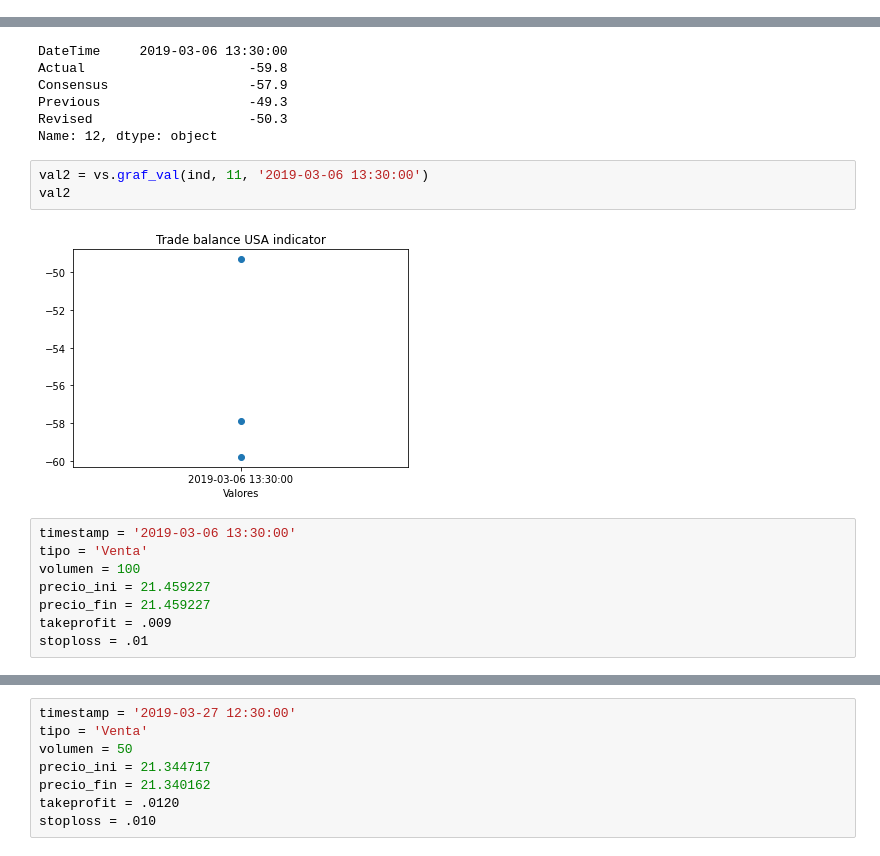
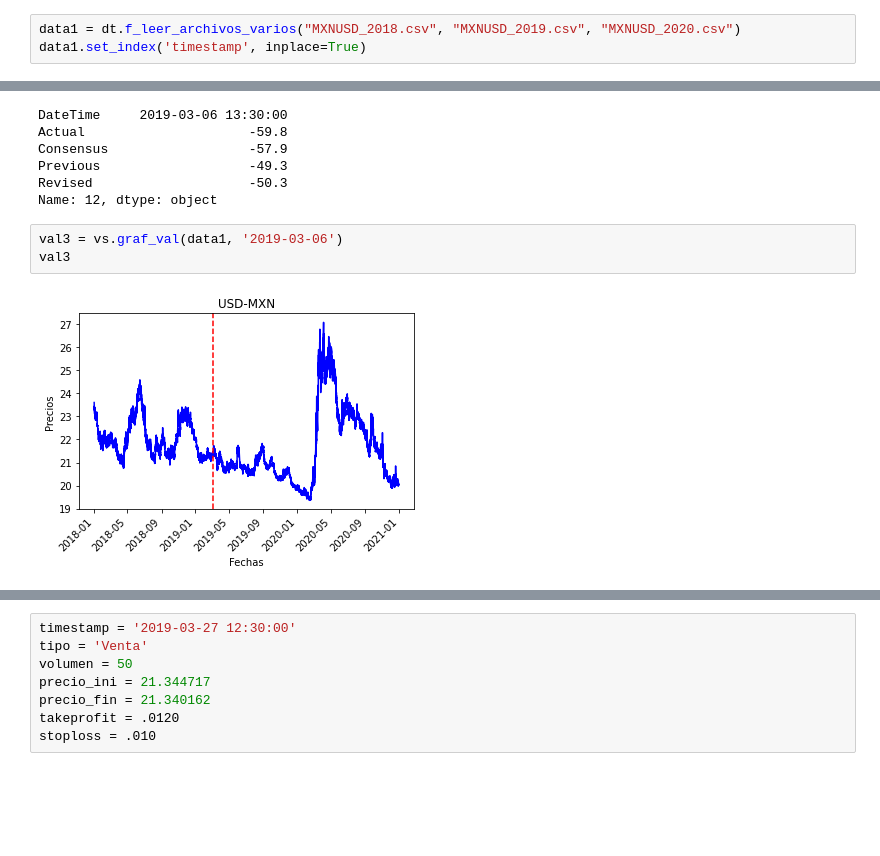
Before and after one commit to jesusalvarezc/FInal_Project, a Jupyter notebook: notebook_final.ipynb, the cells around one changed output, grey strips where cells are left out. Saved outputs shown, nothing was run; the diff lists cells and outputs as text; blank space fills up the shorter version.

```diff
--- a/notebook_final.ipynb
+++ b/notebook_final.ipynb
@@ -136,6 +132,9 @@ graf_ind = vs.graf_ind(ind)
 [figure]
 # %% [markdown]
 En los siguientes momentos el número se acerca más a ser cero. Lo que se busca es que las exportaciones sean mayores que las importaciones, es por esto que mientras un valor sea positivo o más cercano a eso será bueno.
+# %%
+data1 = dt.f_leer_archivos_varios("MXNUSD_2018.csv", "MXNUSD_2019.csv", "MXNUSD_2020.csv")
+data1.set_index('timestamp', inplace=True)
 # %% [markdown]
 ### <font color= #cfb1ff> Validación 1 </font>
 # %%
@@ -192,15 +235,7 @@ Previous                   -49.3
 Revised                    -50.3
 Name: 12, dtype: object
 # %%
-val2 = vs.graf_val(ind, 11, '2019-03-06 13:30:00')
-val2
+val3 = vs.graf_val(data1, '2019-03-06')
+val3
 # %% [output]
-[figure, old version]
+[figure, new version]
-# %%
-timestamp = '2019-03-06 13:30:00'
-tipo = 'Venta'
-volumen = 100
-precio_ini = 21.459227
-precio_fin = 21.459227
-takeprofit = .009
-stoploss = .01
```
Also changed, not shown: parts of 27 cells of this notebook, 1 other file.
